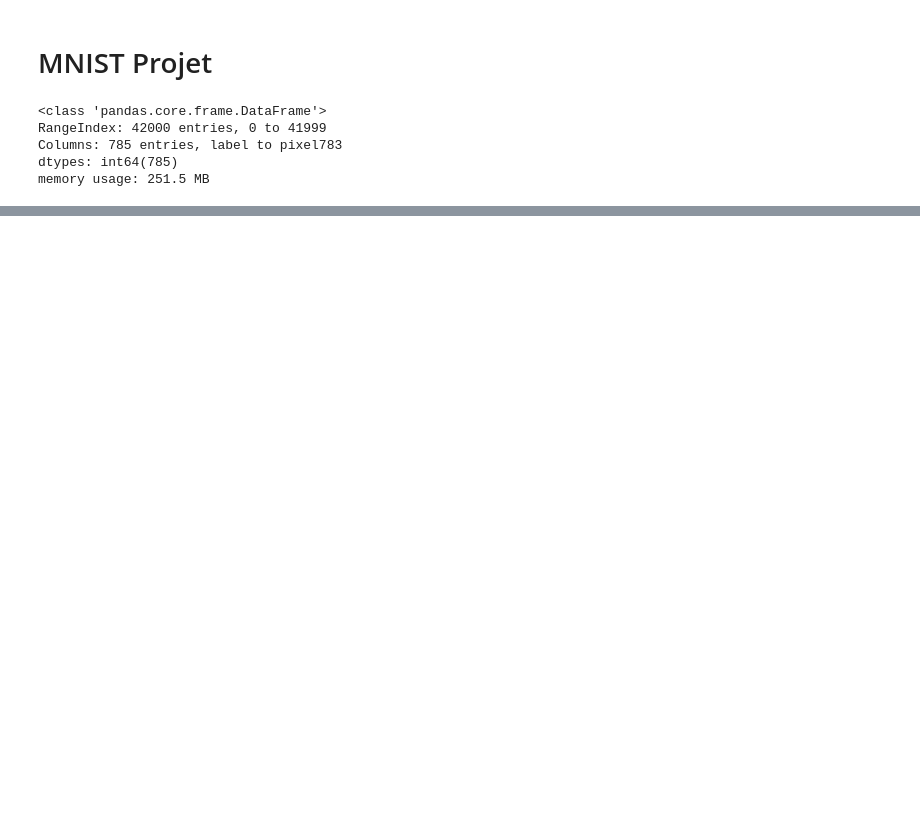
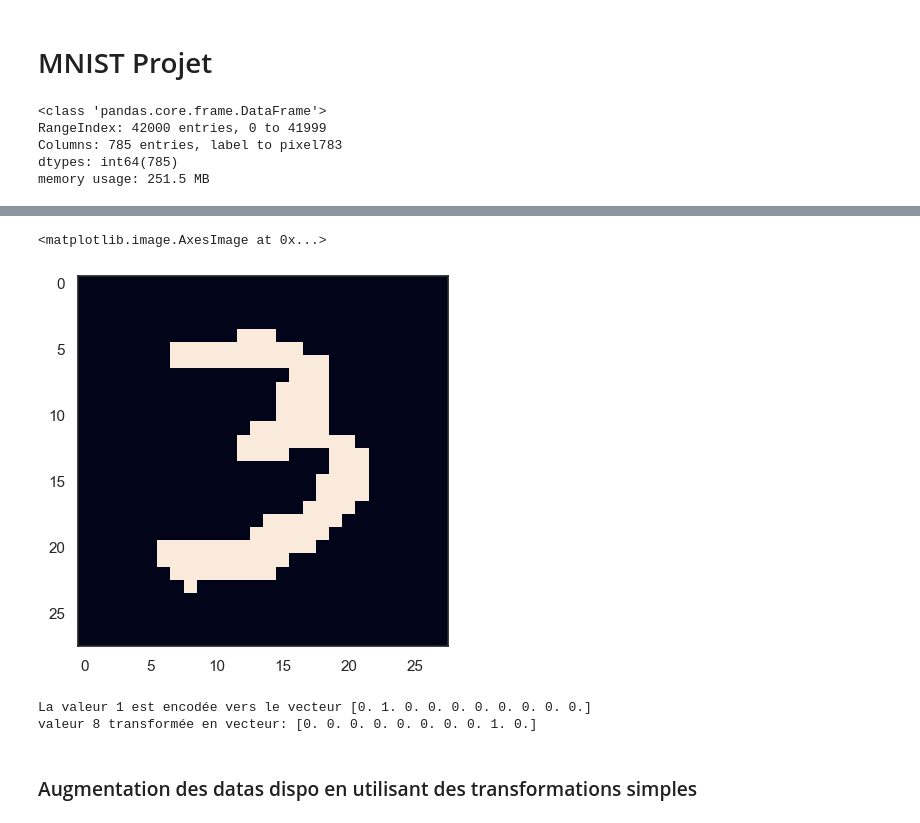
Before and after one commit to Eliottcmu/IA_mnist, a Jupyter notebook: MNIST.ipynb, the cells around one changed output, grey strips where cells are left out. Drawn from its saved outputs; the diff is of its cells as text; code cells hidden in the pictures; blank space fills up the shorter version.

```diff
--- a/MNIST.ipynb
+++ b/MNIST.ipynb
@@ -69,0 +140,7 @@ memory usage: 251.5 MB
+# %%
+# Application d'un seuil pour contraster les images
+def apply_contrast(X, seuil=150):
+    X_contrast = X.copy()
+    X_contrast[X_contrast >= seuil] = 255
+    X_contrast[X_contrast < seuil] = 0
+    return X_contrast
@@ -69,0 +152,6 @@ memory usage: 251.5 MB
+# %%
+image = apply_contrast(X_train[9])
+plt.imshow(image.squeeze())
+# %% [output]
+<matplotlib.image.AxesImage at 0x...>
+[figure, added]
@@ -69,0 +170,8 @@ memory usage: 251.5 MB
+# %%
+print("La valeur {} est encodée vers le vecteur {}".format(y_train[0], Y_train[0]))
+print("valeur {} transformée en vecteur: {}".format(y_train[20], Y_train[20]))
+# %% [output]
+La valeur 1 est encodée vers le vecteur [0. 1. 0. 0. 0. 0. 0. 0. 0. 0.]
+valeur 8 transformée en vecteur: [0. 0. 0. 0. 0. 0. 0. 0. 1. 0.]
+# %% [markdown]
+### Augmentation des datas dispo en utilisant des transformations simples
```
Also changed, not shown: parts of 47 cells of this notebook, 1 other file.
